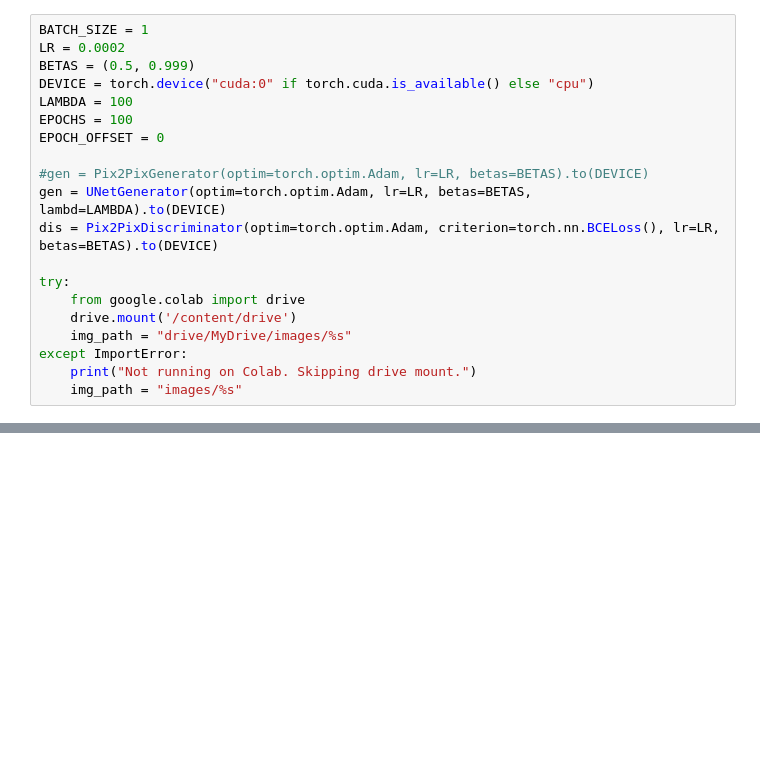
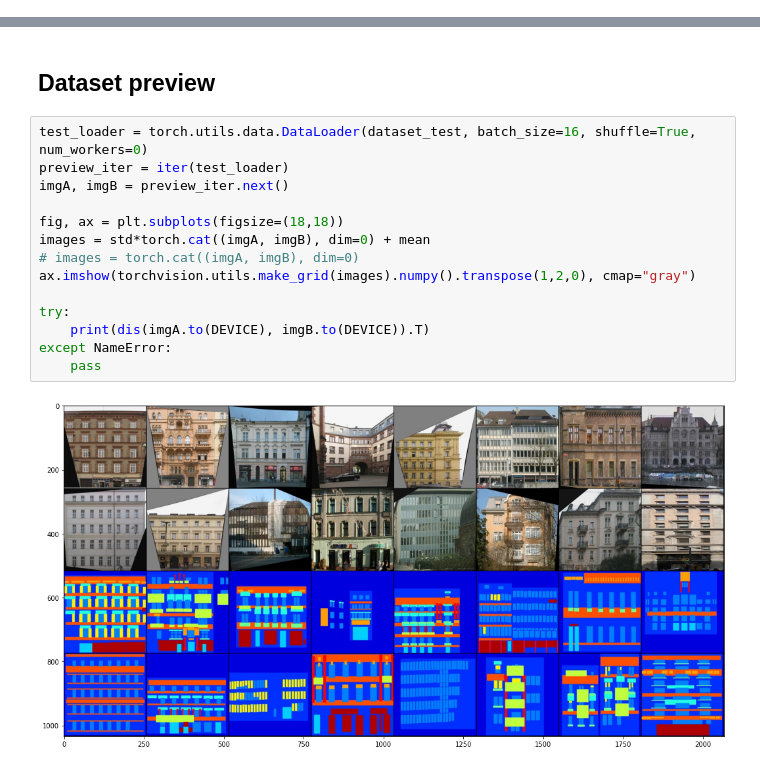
Before and after one commit to adriansuwala/ml2020-21, a Jupyter notebook: projekt/pix2pix.ipynb, the cells around one changed output, grey strips where cells are left out. Saved outputs shown, nothing was run; the diff lists cells and outputs as text; blank space fills up the shorter version.

```diff
--- a/projekt/pix2pix.ipynb
+++ b/projekt/pix2pix.ipynb
@@ -536,20 +0,0 @@ except NameError:
-# %%
-BATCH_SIZE = 1
-LR = 0.0002
-BETAS = (0.5, 0.999)
-DEVICE = torch.device("cuda:0" if torch.cuda.is_available() else "cpu")
-LAMBDA = 100
-EPOCHS = 100
-EPOCH_OFFSET = 0
-
-#gen = Pix2PixGenerator(optim=torch.optim.Adam, lr=LR, betas=BETAS).to(DEVICE)
-gen = UNetGenerator(optim=torch.optim.Adam, lr=LR, betas=BETAS, lambd=LAMBDA).to(DEVICE)
-dis = Pix2PixDiscriminator(optim=torch.optim.Adam, criterion=torch.nn.BCELoss(), lr=LR, betas=BETAS).to(DEVICE)
-
-try:
-    from google.colab import drive
-    drive.mount('/content/drive')
-    img_path = "drive/MyDrive/images/%s"
-except ImportError:
-    print("Not running on Colab. Skipping drive mount.")
-    img_path = "images/%s"
@@ -569,0 +163,18 @@ stats = train(gen, dis, dataloader, epochs=EPOCHS, device=DEVICE, fw_snapshot=fw
+# %% [markdown]
+## Dataset preview
+# %%
+test_loader = torch.utils.data.DataLoader(dataset_test, batch_size=16, shuffle=True, num_workers=0)
+preview_iter = iter(test_loader)
+imgA, imgB = preview_iter.next()
+
+fig, ax = plt.subplots(figsize=(18,18))
+images = std*torch.cat((imgA, imgB), dim=0) + mean
+# images = torch.cat((imgA, imgB), dim=0)
+ax.imshow(torchvision.utils.make_grid(images).numpy().transpose(1,2,0), cmap="gray")
+
+try:
+    print(dis(imgA.to(DEVICE), imgB.to(DEVICE)).T)
+except NameError:
+    pass
+# %% [output]
+[figure, added]
```
Also changed, not shown: parts of 66 cells of this notebook, 3 other files.
